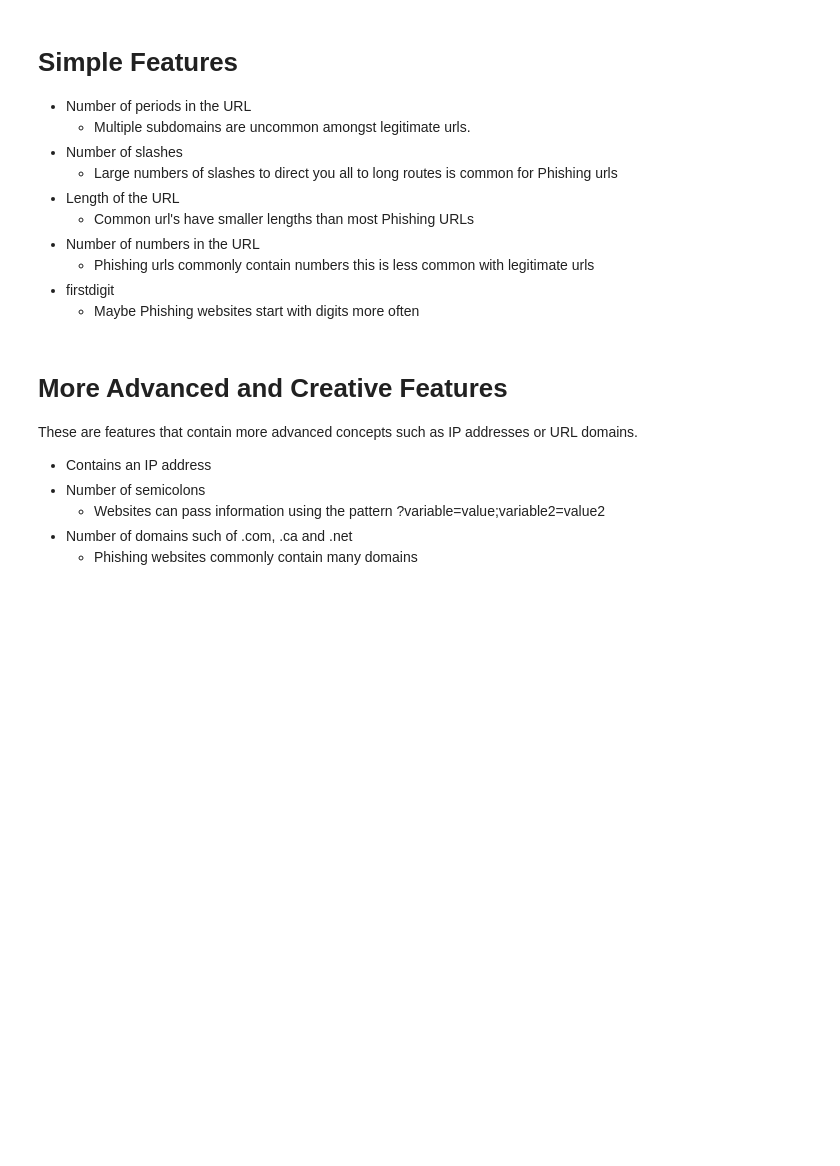
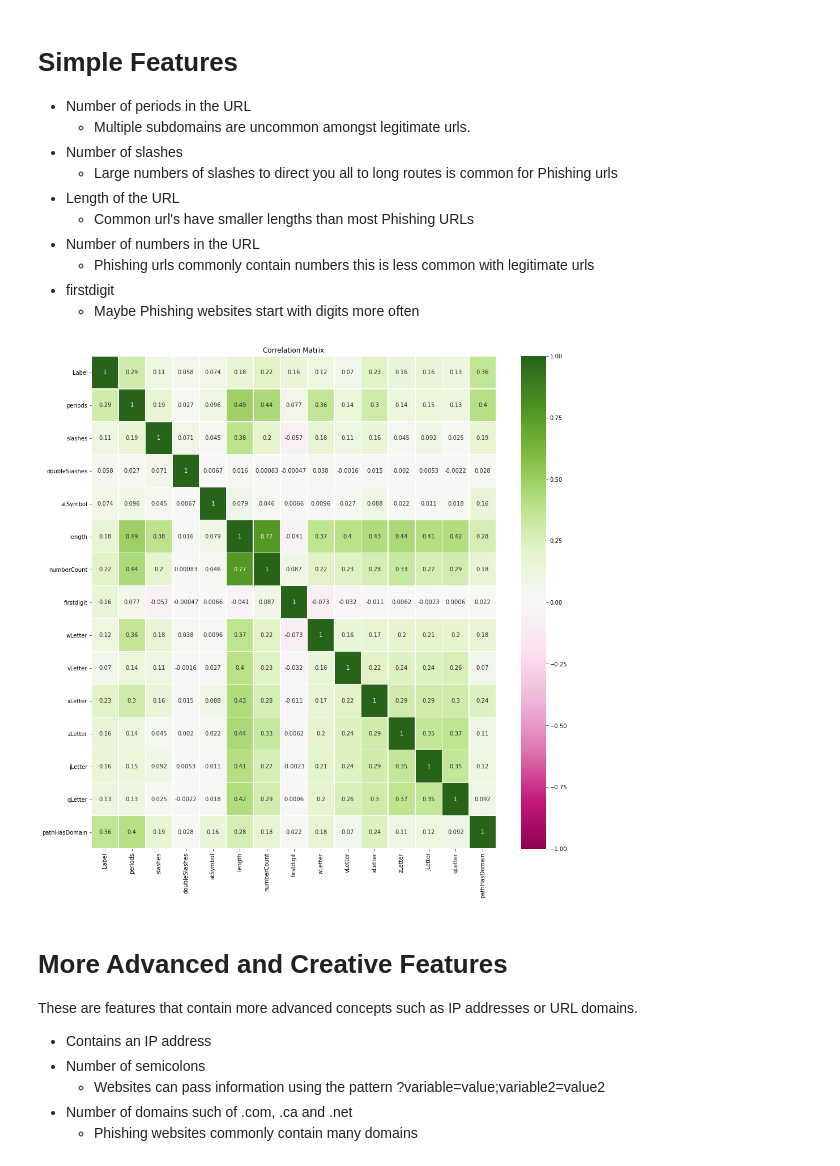
Before and after one commit to awebsters/Phishing-Detection, a Jupyter notebook: features.ipynb, the cells around one changed output. Cells and saved outputs as stored; diff of their text form; code cells hidden in the pictures; blank space fills up the shorter version.

```diff
--- a/features.ipynb
+++ b/features.ipynb
@@ -96,18 +117,35 @@ Percent of Phishing:
 # %%
 data['periods'] = data['URL'].apply(lambda url: url.count('.'))
 data['slashes'] = data['URL'].apply(lambda url: url.count('/'))
 data['doubleSlashes'] = data['URL'].apply(lambda url: url.count('//'))
 data['atSymbol'] = data['URL'].apply(lambda url: url.count('@'))
 data['length'] = data['URL'].apply(lambda url: len(url))
 data['numberCount'] = data['URL'].apply(lambda url: sum(c.isdigit() for c in url))
 data['firstdigit'] = data['URL'].apply(lambda url: int(url[0].isdigit()))
 
 data['wLetter'] = data['URL'].apply(lambda url: url.count('w'))
 data['vLetter'] = data['URL'].apply(lambda url: url.count('v'))
 data['xLetter'] = data['URL'].apply(lambda url: url.count('x'))
 data['zLetter'] = data['URL'].apply(lambda url: url.count('z'))
 data['jLetter'] = data['URL'].apply(lambda url: url.count('j'))
 data['qLetter'] = data['URL'].apply(lambda url: url.count('q'))
+
+def substring_has_domain(substring):
+    count = substring.count('.com')
+    count += substring.count('.net')
+    count += substring.count('.ca')
+    count += substring.count('.php')
+    count += substring.count('.www')
+    return count
+
+data['pathHasDomain'] = data['URL'].apply(lambda url: substring_has_domain(extract(url)['path']))
+
+plt.subplots(figsize=(len(data.columns), len(data.columns)))
+sns.heatmap(data.corr(), annot=True, center=0, cmap='PiYG', vmin=-1, vmax=1, linewidths=.5)
+plt.title('Correlation Matrix')
+plt.show()
+# %% [output]
+[figure, added]
 # %% [markdown]
 # More Advanced and Creative Features
 These are features that contain more advanced concepts such as IP addresses or URL domains.
```
Also changed, not shown: parts of 5 cells of this notebook, 1 other file.
